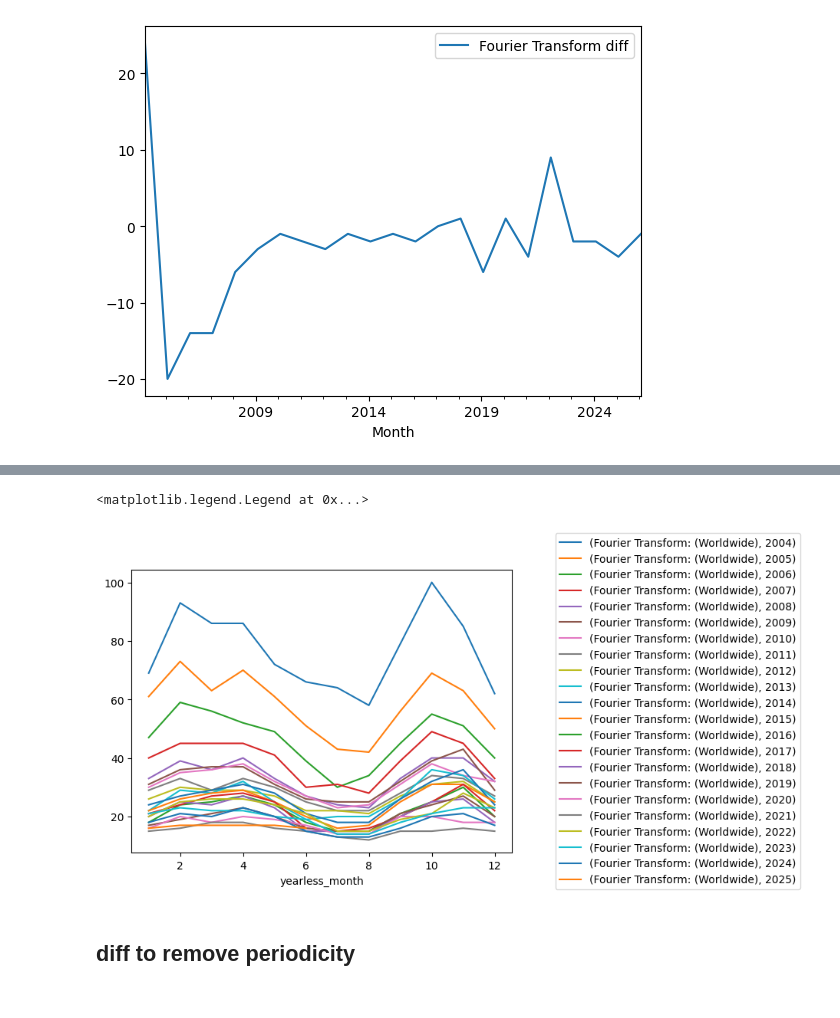
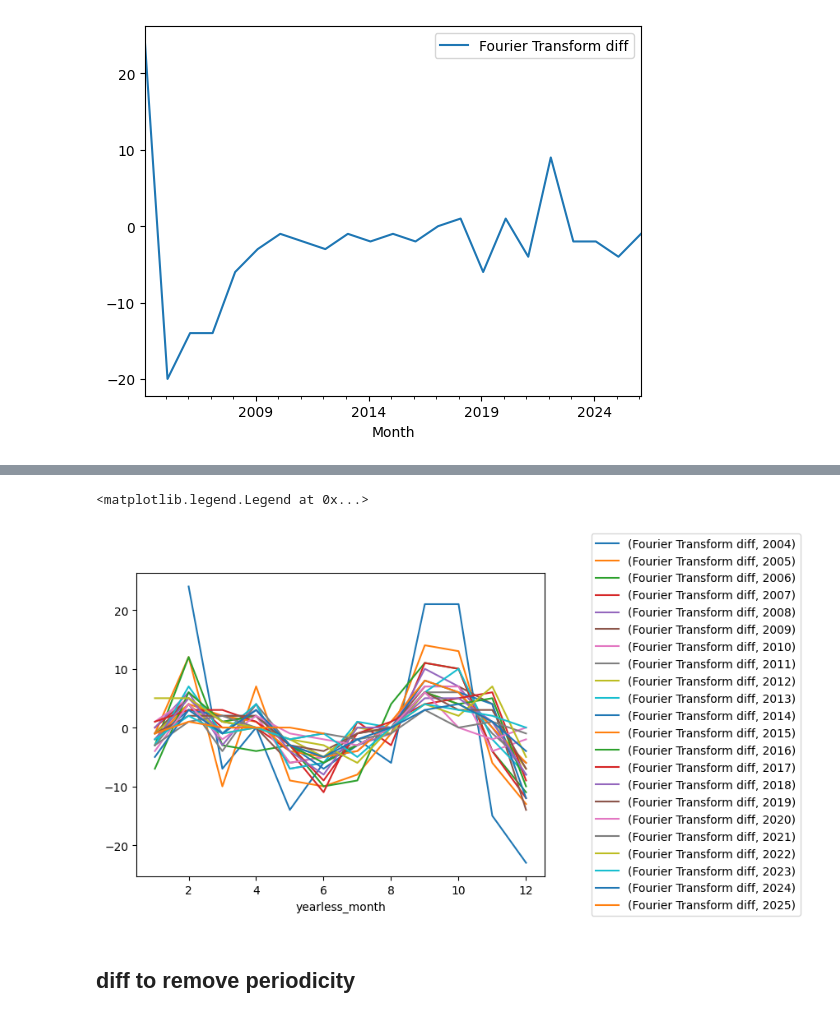
Before and after one commit to stelios-c/sig_proc, a Jupyter notebook: pydata_london2025/timeseries.ipynb, the cells around one changed output, grey strips where cells are left out. Saved outputs shown, nothing was run; the diff lists cells and outputs as text; code cells hidden in the pictures.

Commit message:
oops, forgot to diff!

```diff
--- a/pydata_london2025/timeseries.ipynb
+++ b/pydata_london2025/timeseries.ipynb
@@ -207,18 +208,19 @@ np.float64(0.3011237691981302)
 # %%
 (trends_df
+ .pipe(non_partial_diff)
  .reset_index()
  .assign(yearless_month= lambda x: x['Month'].dt.month,
          year=lambda x: x['Month'].dt.year
        )
  .set_index(['yearless_month','year'])
- [['Fourier Transform: (Worldwide)']]
+  [['Fourier Transform diff']]
  .unstack()
  .plot()
  .legend(loc='center left',bbox_to_anchor=(1.1, 0.5))
 )
 # %% [output]
 <matplotlib.legend.Legend at 0x...>
-[figure, old version]
+[figure, new version]
 # %% [markdown]
 ## diff to remove periodicity
 # %%
```
Also changed, not shown: parts of 1 cell of this notebook.
